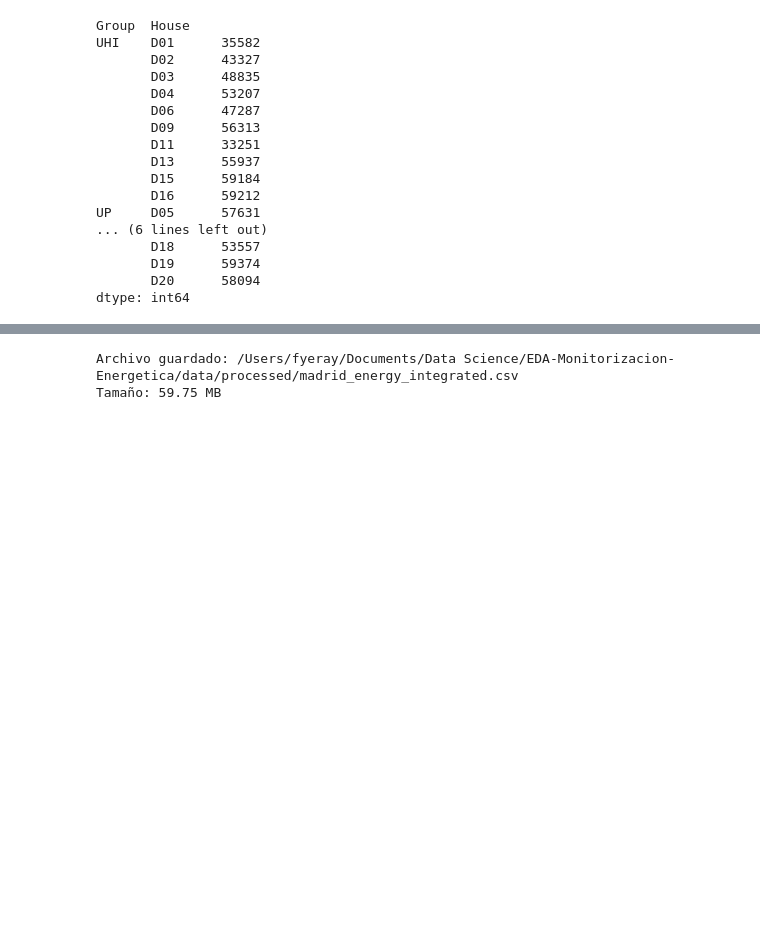
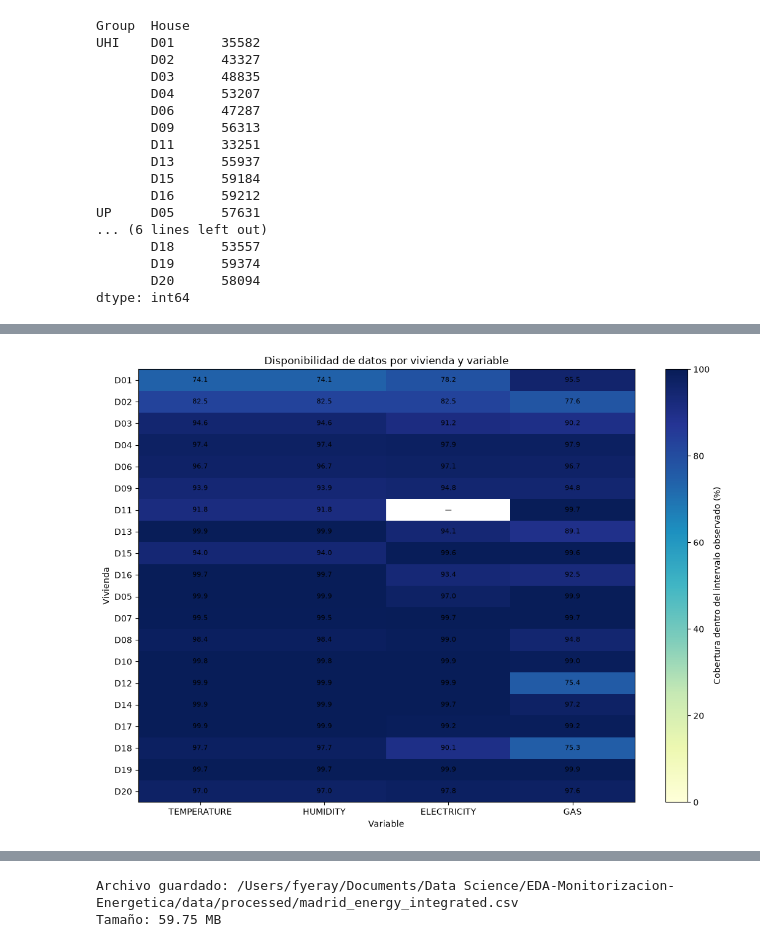
Before and after one commit to mochilooo/EDA-Monitorizacion-Energetica, a Jupyter notebook: src/main.ipynb, the cells around one changed output, grey strips where cells are left out. Saved outputs shown, nothing was run; the diff lists cells and outputs as text; code cells hidden in the pictures; blank space fills up the shorter version.

```diff
--- a/src/main.ipynb
+++ b/src/main.ipynb
@@ -3387,0 +3364,80 @@ dtype: int64
+# %%
+import numpy as np
+import pandas as pd
+import matplotlib.pyplot as plt
+variables_cobertura = ["TEMPERATURE", "HUMIDITY", "ELECTRICITY", "GAS"]
+frecuencia = pd.Timedelta(minutes=15)
+
+registros_cobertura = []
+
+for (group, house), data_house in df_integrated.groupby(["Group", "House"]):
+    for variable in variables_cobertura:
+        serie = data_house[["DateTime", variable]].dropna().drop_duplicates(
+            subset="DateTime"
+        )
+
+        if serie.empty:
+            cobertura = np.nan
+            inicio = pd.NaT
+            fin = pd.NaT
+            observados = 0
+            esperados = 0
+        else:
+            inicio = serie["DateTime"].min()
+            fin = serie["DateTime"].max()
+            observados = serie["DateTime"].nunique()
+            esperados = int((fin - inicio) / frecuencia) + 1
+            cobertura = 100 * observados / esperados if esperados else np.nan
+
+        registros_cobertura.append({
+            "Group": group,
+            "House": house,
+            "Variable": variable,
+            "Coverage_pct": cobertura,
+            "Observed_records": observados,
+            "Expected_records": esperados,
+            "Start": inicio,
+            "End": fin
+        })
+
+df_cobertura = pd.DataFrame(registros_cobertura)
+
+orden_viviendas = (
+    df_integrated[["Group", "House"]]
+    .drop_duplicates()
+    .sort_values(["Group", "House"])["House"]
+    .tolist()
+)
+
+matriz_cobertura = (
+    df_cobertura
+    .pivot(index="House", columns="Variable", values="Coverage_pct")
+    .reindex(index=orden_viviendas, columns=variables_cobertura)
+)
+
+fig, ax = plt.subplots(figsize=(11, 8))
+valores = matriz_cobertura.to_numpy(dtype=float)
+imagen = ax.imshow(valores, aspect="auto", cmap="YlGnBu", vmin=0, vmax=100)
+
+ax.set_xticks(range(len(matriz_cobertura.columns)))
+ax.set_xticklabels(matriz_cobertura.columns, rotation=0)
+ax.set_yticks(range(len(matriz_cobertura.index)))
+ax.set_yticklabels(matriz_cobertura.index)
+ax.set_title("Disponibilidad de datos por vivienda y variable")
+ax.set_xlabel("Variable")
+ax.set_ylabel("Vivienda")
+
+for fila in range(valores.shape[0]):
+    for columna in range(valores.shape[1]):
+        valor = valores[fila, columna]
+        etiqueta = "—" if np.isnan(valor) else f"{valor:.1f}"
+        ax.text(columna, fila, etiqueta, ha="center", va="center", fontsize=8)
+
+barra = fig.colorbar(imagen, ax=ax)
+barra.set_label("Cobertura dentro del intervalo observado (%)")
+fig.tight_layout()
+plt.show()
+
+display(df_cobertura.round({"Coverage_pct": 2}).head(10))
+# %% [output]
+[figure, added]
```
Also changed, not shown: parts of 25 cells of this notebook, 3 other files.
